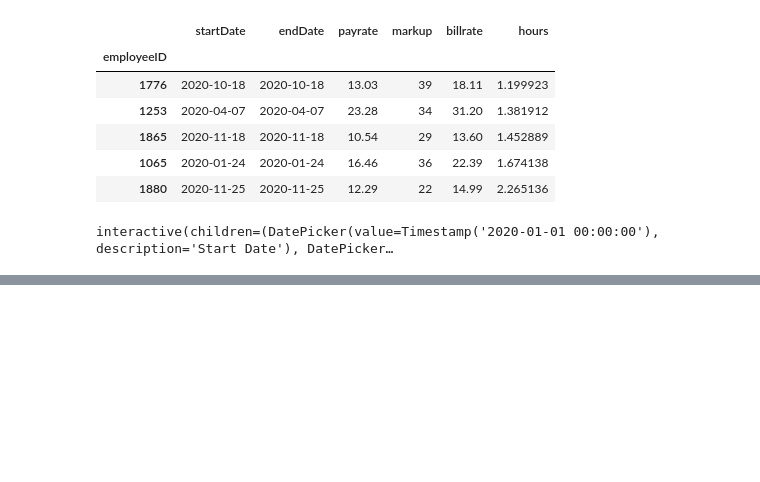
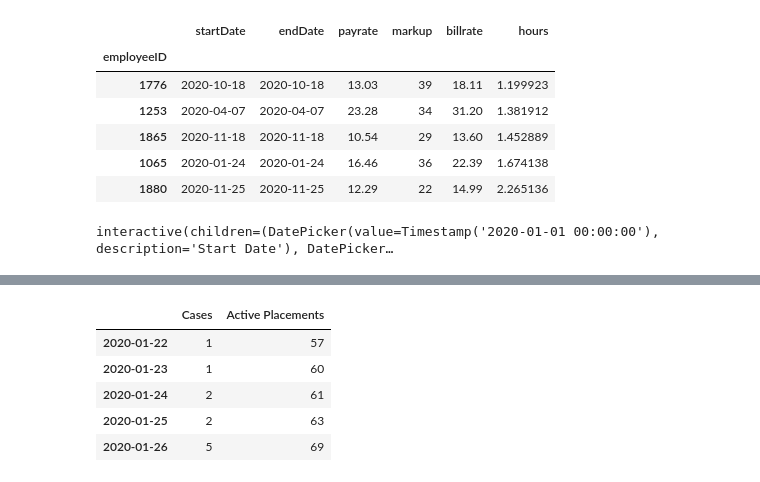
Before and after one commit to hansolo580/lukewilley, a Jupyter notebook: data/notebook.ipynb, the cells around one changed output, grey strips where cells are left out. Drawn from its saved outputs; the diff is of its cells as text; code cells hidden in the pictures; blank space fills up the shorter version.

```diff
--- a/data/notebook.ipynb
+++ b/data/notebook.ipynb
@@ -175,0 +197,10 @@ interactive(children=(DatePicker(value=Timestamp('2020-01-01 00:00:00'), descrip
+# %%
+dfCOVIDtotal['Active Placements'] = [find_placements_active_on_date(x) for x in dfCOVIDtotal.index]
+dfCOVIDtotal.head()
+# %% [output]
+|  | Cases | Active Placements |
+| 2020-01-22 | 1 | 57 |
+| 2020-01-23 | 1 | 60 |
+| 2020-01-24 | 2 | 61 |
+| 2020-01-25 | 2 | 63 |
+| 2020-01-26 | 5 | 69 |
```
Also changed, not shown: parts of 5 cells of this notebook.
